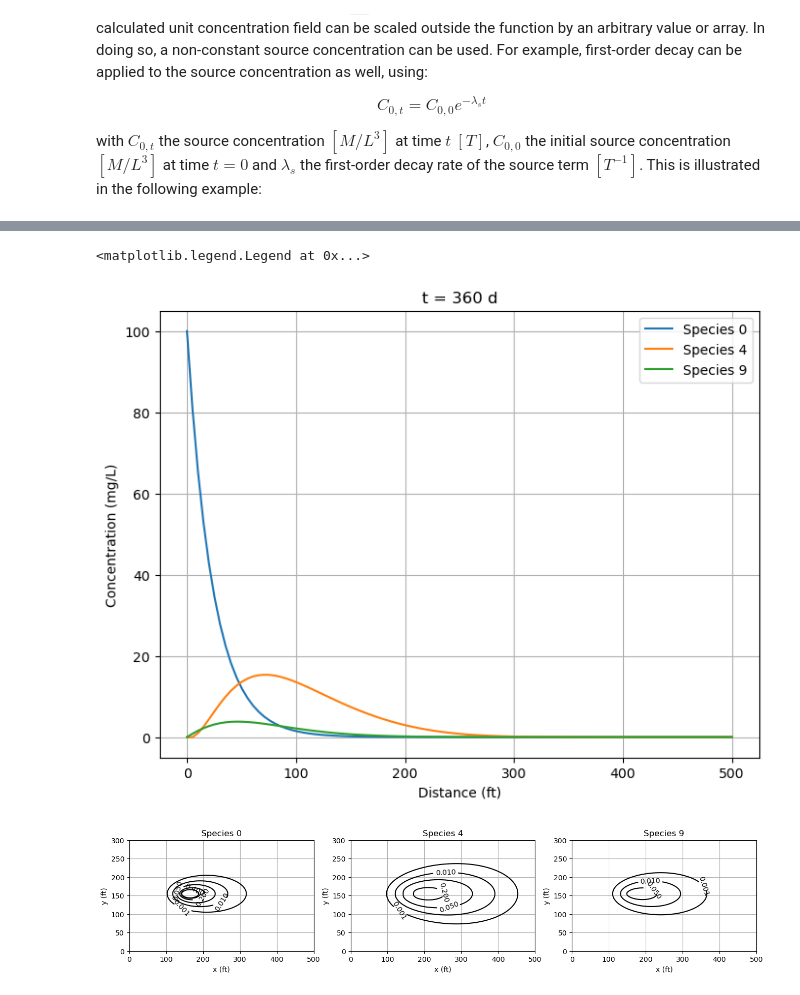
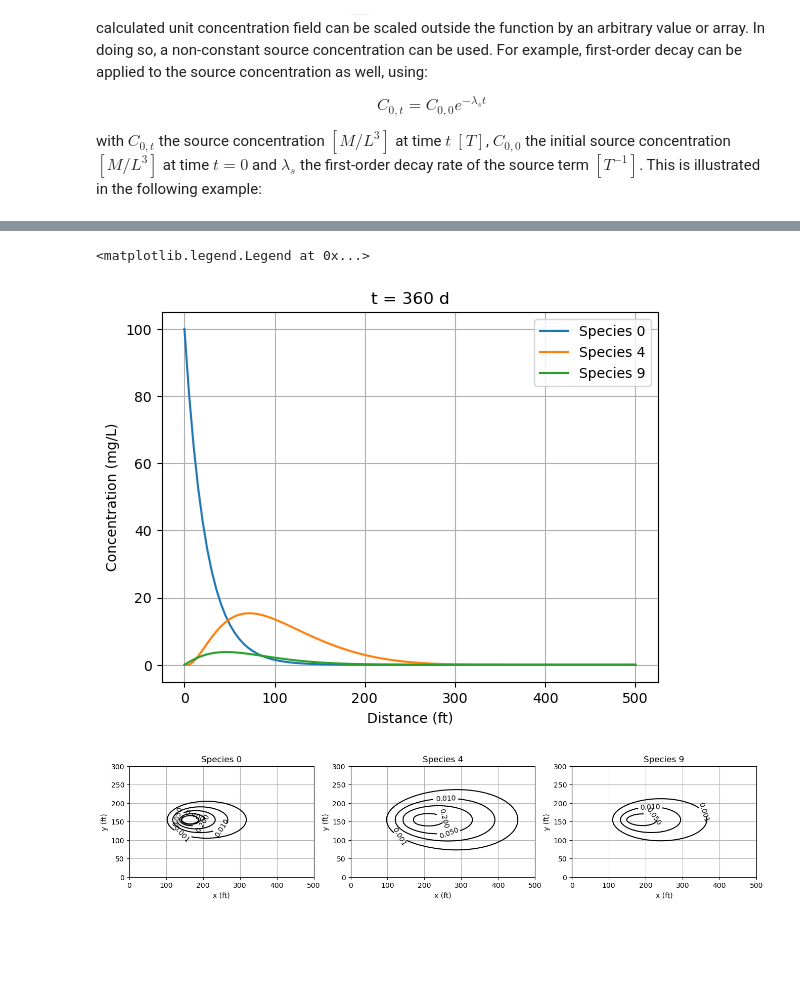
Before and after one commit to cneyens/adepy, a Jupyter notebook: doc/examples/00_uniform_overview.ipynb, the cells around one changed output, grey strips where cells are left out. Drawn from its saved outputs; the diff is of its cells as text; code cells hidden in the pictures; blank space fills up the shorter version.

```diff
--- a/doc/examples/00_uniform_overview.ipynb
+++ b/doc/examples/00_uniform_overview.ipynb
@@ -176,43 +308,59 @@ from adepy import chain_reaction
 # %%
 # 1D example ----
 from adepy.uniform import seminf1
 
+# set first-order decay rates, stoichiometric coefficients and ancestry dict
 lamb = [0.03, 0.02, 0.015, 0.01, 0.011, 0.006, 0.002, 0.0015, 0.003, 0.002]
-stoi = [0, 0.79, 0.50, 0.45, 0.74, 0.64, 0.37, 0.51, 0.51, 0.45]
+stoi = [
+    0,
+    0.79,
+    0.50,
+    0.45,
+    0.74,
+    0.64,
+    0.37,
+    0.51,
+    0.51,
+    0.45,
+]  # first value is zero here, as species 0 has no parent
 ancestry = {
-    0: -1,  # species: parent
+    0: -1,  # species: parent, -1 for no parent
     1: 0,
     2: 1,
     3: 2,
     4: 1,
     5: 4,
     6: 2,
     7: 6,
     8: 3,
     9: 5,
 }
 
-x = np.linspace(0, 500, 100)  # ft
-t = 360  # d
-c0 = np.zeros(len(lamb))  # all c0 are zero except for the first species
-c0[0] = 100
-al = 10
-v = 0.5  # ft/d
+v = 0.5  # uniform groundwater flow velocity, ft/d
+al = 10  # longitudinal dispersivity, ft
 
+x = np.linspace(0, 500, 100)  # output coordinates, ft
+t = 360  # output time, d
+
+# source concentrations for all species: all are zero except for the first species
+c0 = np.zeros(len(lamb))
+c0[0] = 100.0  # mg/L
+
+# calculate the chain reactions using the seminf1() solution for transport
 c = chain_reaction(ancestry, lamb, stoi, c0, seminf1, x=x, t=t, al=al, v=v)
 
-fig, ax = plt.subplots(1, 1, figsize=(8, 6))
+fig, ax = plt.subplots(1, 1)
 for i in [0, 4, 9]:
     ax.plot(x, c[i], label=f"Species {i}")
 
 ax.set_xlabel("Distance (ft)")
 ax.set_ylabel("Concentration (mg/L)")
 ax.set_title(f"t = {t} d")
 ax.grid()
 ax.legend()
 # %% [output]
 <matplotlib.legend.Legend at 0x...>
-[figure, old version]
+[figure, new version]
 # %%
 # 2D example ----
 from adepy.uniform import point2
```
Also changed, not shown: parts of 33 cells of this notebook, 4 other files.
